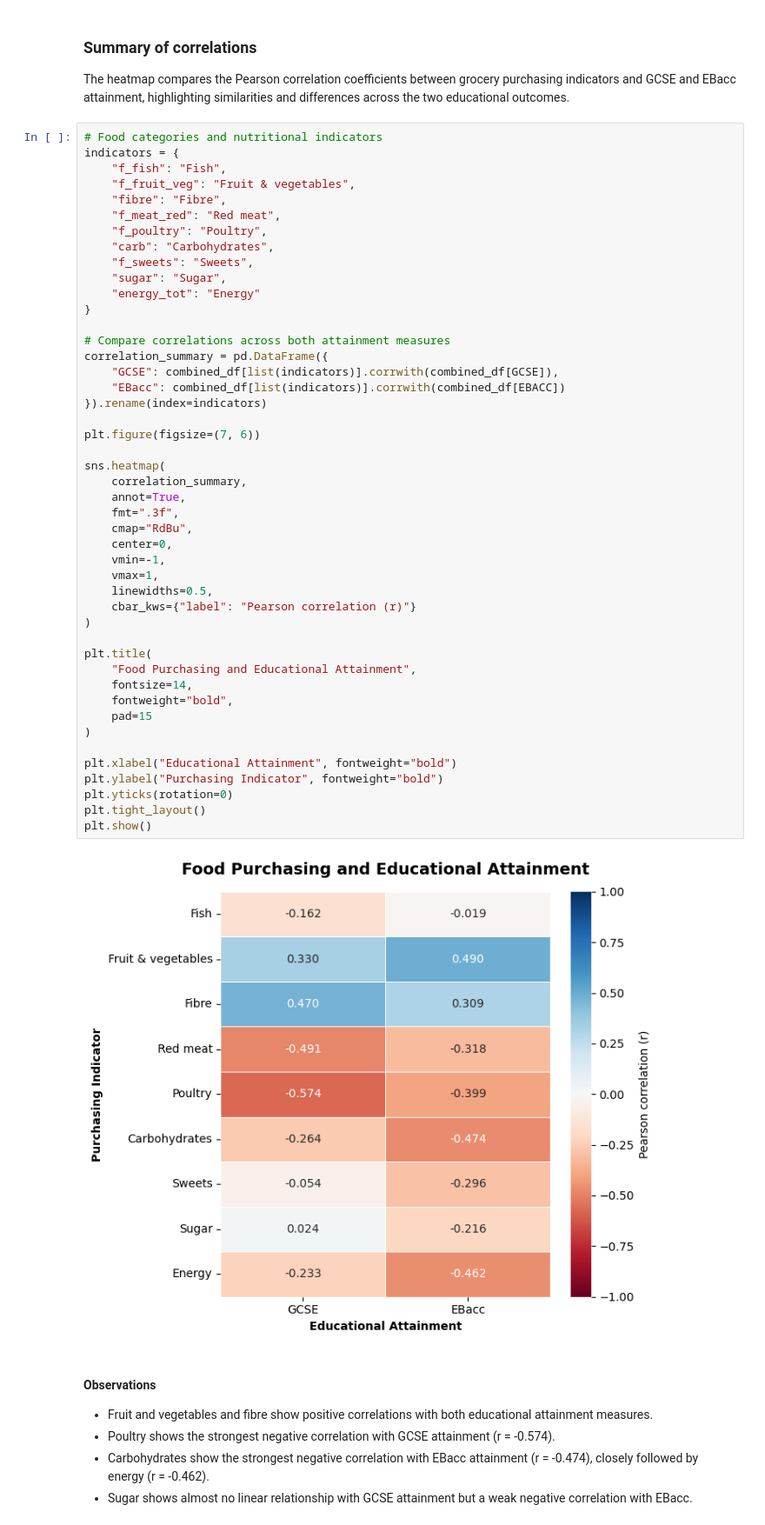
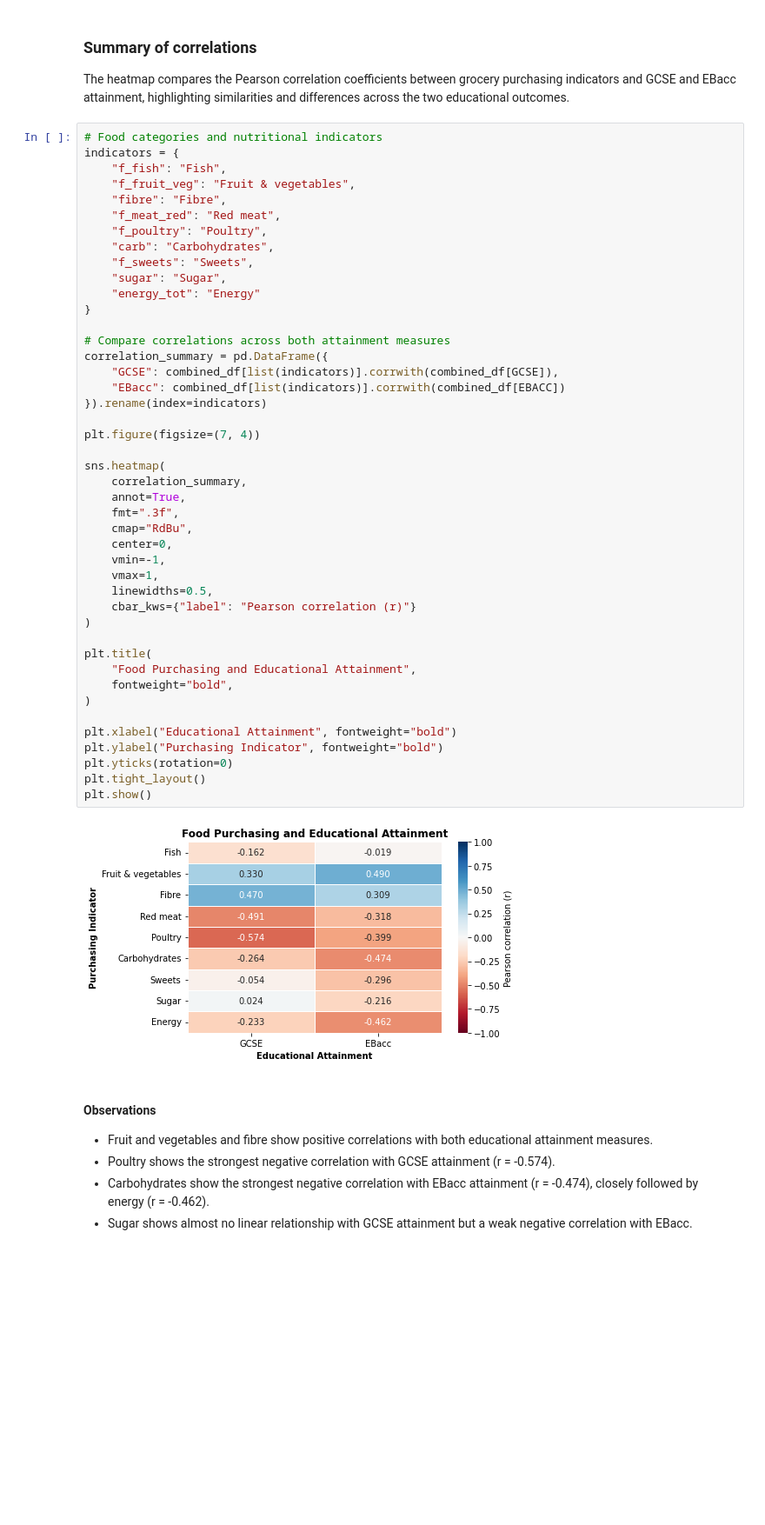
Before and after one commit to EnidFerns/Consumer-Behaviour-Analysis-Tesco, a Jupyter notebook: food_education_analysis.ipynb, the cells around one changed output. Shown at 87% size. Cells and saved outputs as stored; diff of their text form; blank space fills up the shorter version.

```diff
--- a/food_education_analysis.ipynb
+++ b/food_education_analysis.ipynb
@@ -224,37 +199,35 @@ indicators = {
 # Compare correlations across both attainment measures
 correlation_summary = pd.DataFrame({
     "GCSE": combined_df[list(indicators)].corrwith(combined_df[GCSE]),
     "EBacc": combined_df[list(indicators)].corrwith(combined_df[EBACC])
 }).rename(index=indicators)
 
-plt.figure(figsize=(7, 6))
+plt.figure(figsize=(7, 4))
 
 sns.heatmap(
     correlation_summary,
     annot=True,
     fmt=".3f",
     cmap="RdBu",
     center=0,
     vmin=-1,
     vmax=1,
     linewidths=0.5,
     cbar_kws={"label": "Pearson correlation (r)"}
 )
 
 plt.title(
     "Food Purchasing and Educational Attainment",
-    fontsize=14,
     fontweight="bold",
-    pad=15
 )
 
 plt.xlabel("Educational Attainment", fontweight="bold")
 plt.ylabel("Purchasing Indicator", fontweight="bold")
 plt.yticks(rotation=0)
 plt.tight_layout()
 plt.show()
 # %% [output]
-[figure, old version]
+[figure, new version]
 # %% [markdown]
 #### Observations
 
```
Also changed, not shown: parts of 12 cells of this notebook, 2 other files.
